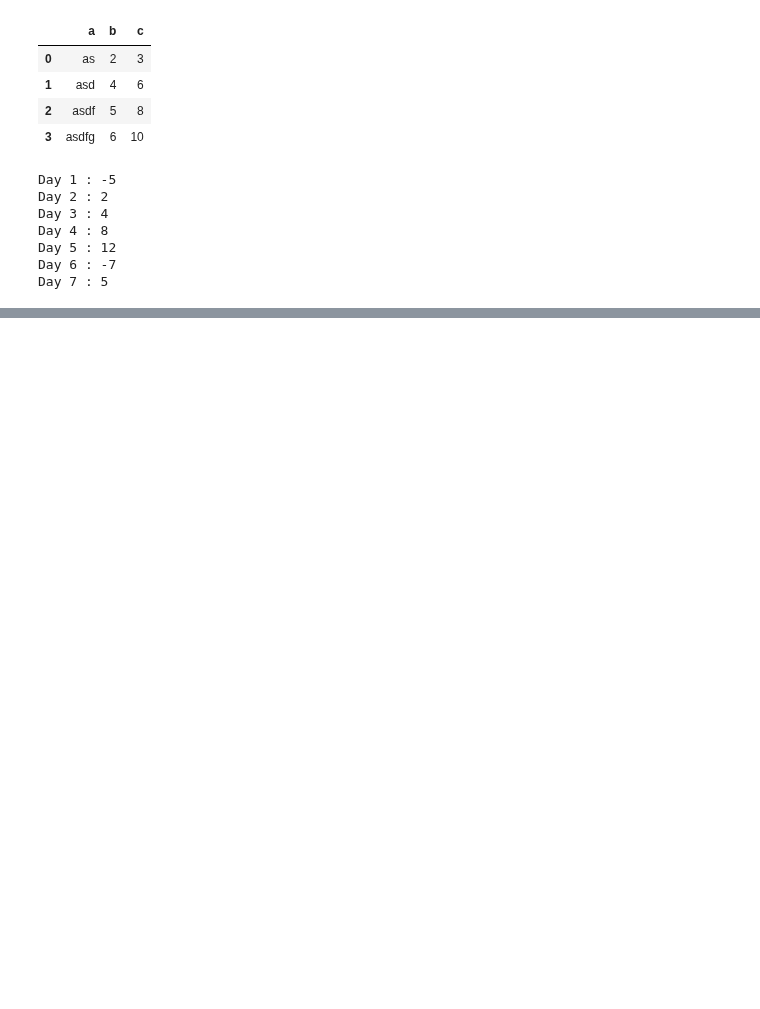
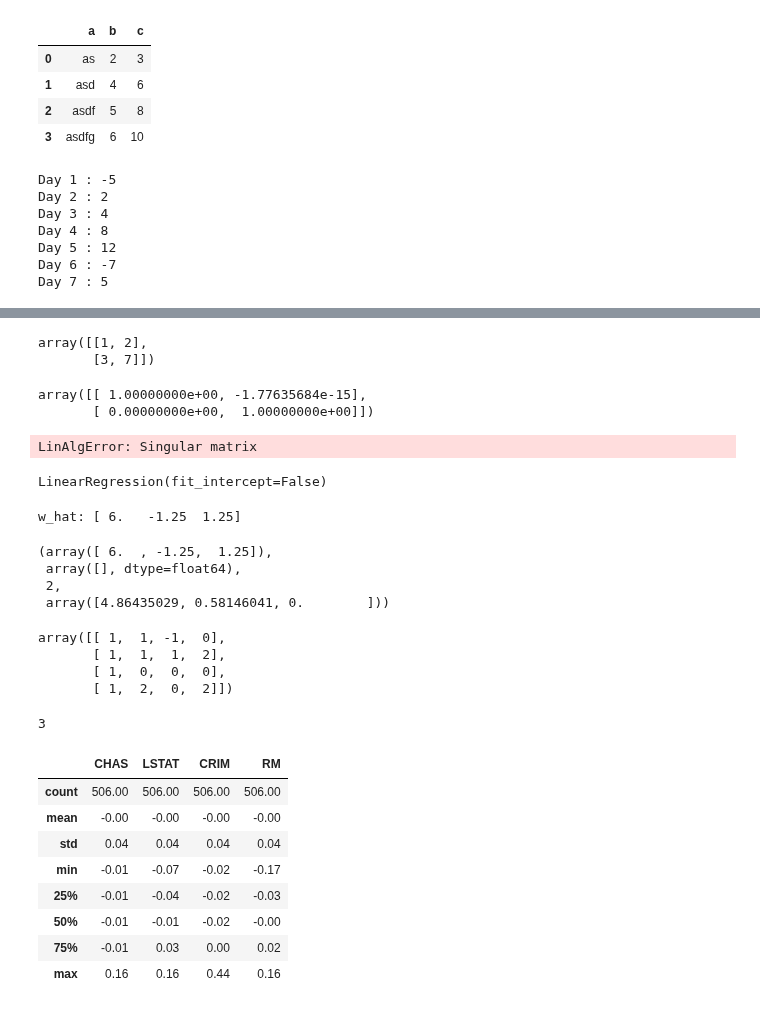
Before and after one commit to d3enjan/sf_data_science, a Jupyter notebook: lesson code/lesson.ipynb, the cells around one changed output, grey strips where cells are left out. Saved outputs shown, nothing was run; the diff lists cells and outputs as text; code cells hidden in the pictures; blank space fills up the shorter version.

```diff
--- a/lesson code/lesson.ipynb
+++ b/lesson code/lesson.ipynb
@@ -31,0 +255,74 @@ Day 7 : 5
+# %%
+v=np.array([[1,2], [3,7]])
+w=np.array([4,4])
+v
+c = np.linalg.inv(v)
+c@v
+# %% [output]
+array([[1, 2],
+       [3, 7]])
+array([[ 1.00000000e+00, -1.77635684e-15],
+       [ 0.00000000e+00,  1.00000000e+00]])
+# %%
+# создадим вырожденную матрицу А
+A = np.array([
+    [1, 1, 1, 1],
+    [2, 1, 1, 2],
+    [-2, -1, -1, -2]]
+).T
+y = np.array([1, 2, 5, 1])
+# вычислим OLS-оценку для коэффициентов
+w_hat=np.linalg.inv(A.T@A)@A.T@y
+print(w_hat)
+## LinAlgError: Singular matrix
+# %% [output]
+LinAlgError: Singular matrix
+# %%
+# создаём модель линейной регрессии
+model = LinearRegression(fit_intercept=False)
+# вычисляем коэффициенты регрессии
+model.fit(A, y)
+print('w_hat:', model.coef_)
+## w_hat: [ 6.   -1.25  1.25]
+# %% [output]
+LinearRegression(fit_intercept=False)
+w_hat: [ 6.   -1.25  1.25]
+# %%
+np.linalg.lstsq(A, y, rcond=None)
+# %% [output]
+(array([ 6.  , -1.25,  1.25]),
+ array([], dtype=float64),
+ 2,
+ array([4.86435029, 0.58146041, 0.        ]))
+# %%
+A = np.array([
+    [1, 1, 1, 1],
+    [1, 1, 0, 2],
+    [-1, 1, 0, 0],
+    [0, 2, 0, 2]
+]).T
+A
+np.linalg.matrix_rank(A.T@A)
+# %% [output]
+array([[ 1,  1, -1,  0],
+       [ 1,  1,  1,  2],
+       [ 1,  0,  0,  0],
+       [ 1,  2,  0,  2]])
+3
+# %%
+A = boston_data[['CHAS', 'LSTAT', 'CRIM','RM']]
+y = boston_data[['PRICE']]
+# стандартизируем векторы в столбцах матрицы A
+A_cent = A - A.mean()
+A_st = A_cent/np.linalg.norm(A_cent, axis=0)
+A_st.describe().round(2)
+# %% [output]
+|  | CHAS | LSTAT | CRIM | RM |
+| count | 506.00 | 506.00 | 506.00 | 506.00 |
+| mean | -0.00 | -0.00 | -0.00 | -0.00 |
+| std | 0.04 | 0.04 | 0.04 | 0.04 |
+| min | -0.01 | -0.07 | -0.02 | -0.17 |
+| 25% | -0.01 | -0.04 | -0.02 | -0.03 |
+| 50% | -0.01 | -0.01 | -0.02 | -0.00 |
+| 75% | -0.01 | 0.03 | 0.00 | 0.02 |
+| max | 0.16 | 0.16 | 0.44 | 0.16 |
```
Also changed, not shown: parts of 28 cells of this notebook, 2 other files.
